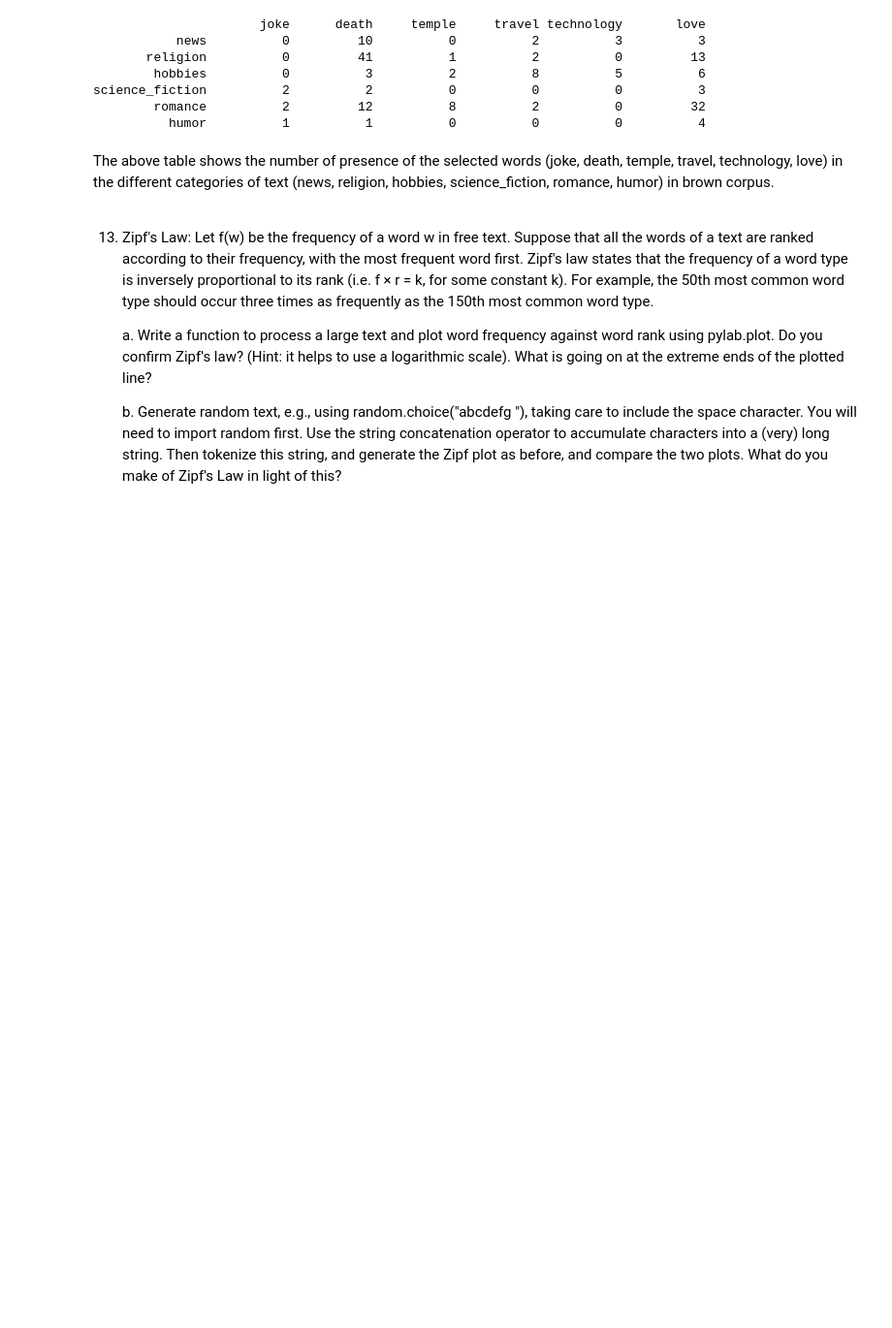
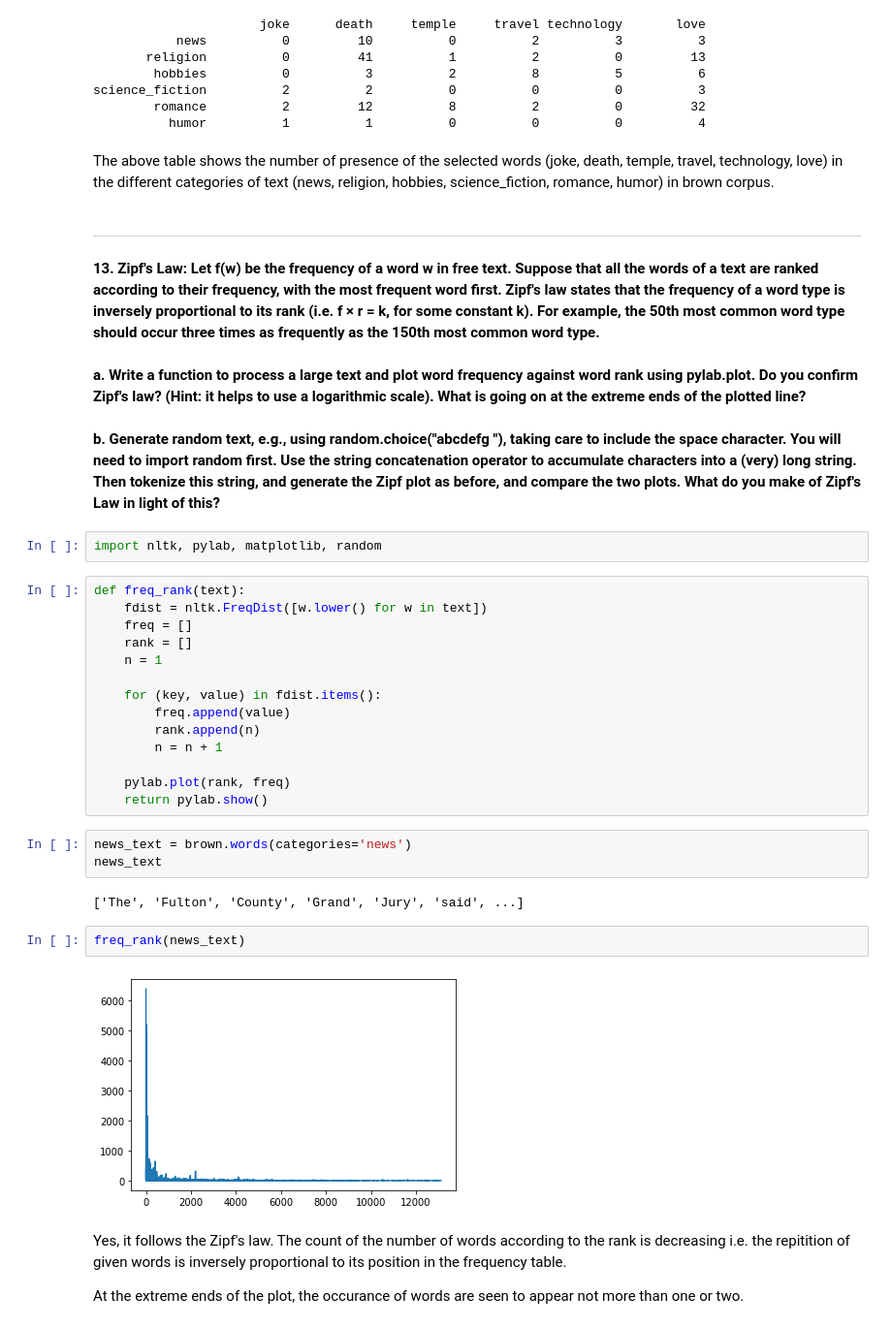
Before and after one commit to kamalgodar/Upskilling, a Jupyter notebook: Squadery/Additional Resources Task/additional_resources_tasks.ipynb, the cells around one changed output. Shown at 97% size. Drawn from its saved outputs; the diff is of its cells as text; blank space fills up the shorter version.

```diff
--- a/Squadery/Additional Resources Task/additional_resources_tasks.ipynb
+++ b/Squadery/Additional Resources Task/additional_resources_tasks.ipynb
@@ -432,11 +421,40 @@ science_fiction          2          2          0          0          0
           humor          1          1          0          0          0          4
 # %% [markdown]
 The above table shows the number of presence of the selected words (joke, death, temple, travel, technology, love) in the different categories of text (news, religion, hobbies, science_fiction, romance, humor) in brown corpus.
+# %% [markdown]
+---
 # %% [markdown]
->
-13. Zipf's Law: Let f(w) be the frequency of a word w in free text. Suppose that all the words of a text are ranked according to their frequency, with the most frequent word first. Zipf's law states that the frequency of a word type is inversely proportional to its rank (i.e. f × r = k, for some constant k). For example, the 50th most common word type should occur three times as frequently as the 150th most common word type.
-
-    a. Write a function to process a large text and plot word frequency against word rank using pylab.plot. Do you confirm Zipf's law? (Hint: it helps to use a logarithmic scale). What is going on at the extreme ends of the plotted line?
-
-    b. Generate random text, e.g., using random.choice("abcdefg "), taking care to include the space character. You will need to import random first. Use the string concatenation operator to accumulate characters into a (very) long string. Then tokenize this string, and generate the Zipf plot as before, and compare the two plots. What do you make of Zipf's Law in light of this?
->
+**13. Zipf's Law: Let f(w) be the frequency of a word w in free text. Suppose that all the words of a text are ranked according to their frequency, with the most frequent word first. Zipf's law states that the frequency of a word type is inversely proportional to its rank (i.e. f × r = k, for some constant k). For example, the 50th most common word type should occur three times as frequently as the 150th most common word type.\
+\
+    a. Write a function to process a large text and plot word frequency against word rank using pylab.plot. Do you confirm Zipf's law? (Hint: it helps to use a logarithmic scale). What is going on at the extreme ends of the plotted line?\
+    \
+    b. Generate random text, e.g., using random.choice("abcdefg "), taking care to include the space character. You will need to import random first. Use the string concatenation operator to accumulate characters into a (very) long string. Then tokenize this string, and generate the Zipf plot as before, and compare the two plots. What do you make of Zipf's Law in light of this?**
+# %%
+import nltk, pylab, matplotlib, random
+# %%
+def freq_rank(text):
+    fdist = nltk.FreqDist([w.lower() for w in text])
+    freq = []
+    rank = []
+    n = 1
+
+    for (key, value) in fdist.items():
+        freq.append(value)
+        rank.append(n)
+        n = n + 1
+
+    pylab.plot(rank, freq)
+    return pylab.show()
+# %%
+news_text = brown.words(categories='news')
+news_text
+# %% [output]
+['The', 'Fulton', 'County', 'Grand', 'Jury', 'said', ...]
+# %%
+freq_rank(news_text)
+# %% [output]
+[figure, added]
+# %% [markdown]
+Yes, it follows the Zipf's law. The count of the number of words according to the rank is decreasing i.e. the repitition of given words is inversely proportional to its position in the frequency table.
+
+At the extreme ends of the plot, the occurance of words are seen to appear not more than one or two.
```
Also changed, not shown: parts of 65 cells of this notebook.
